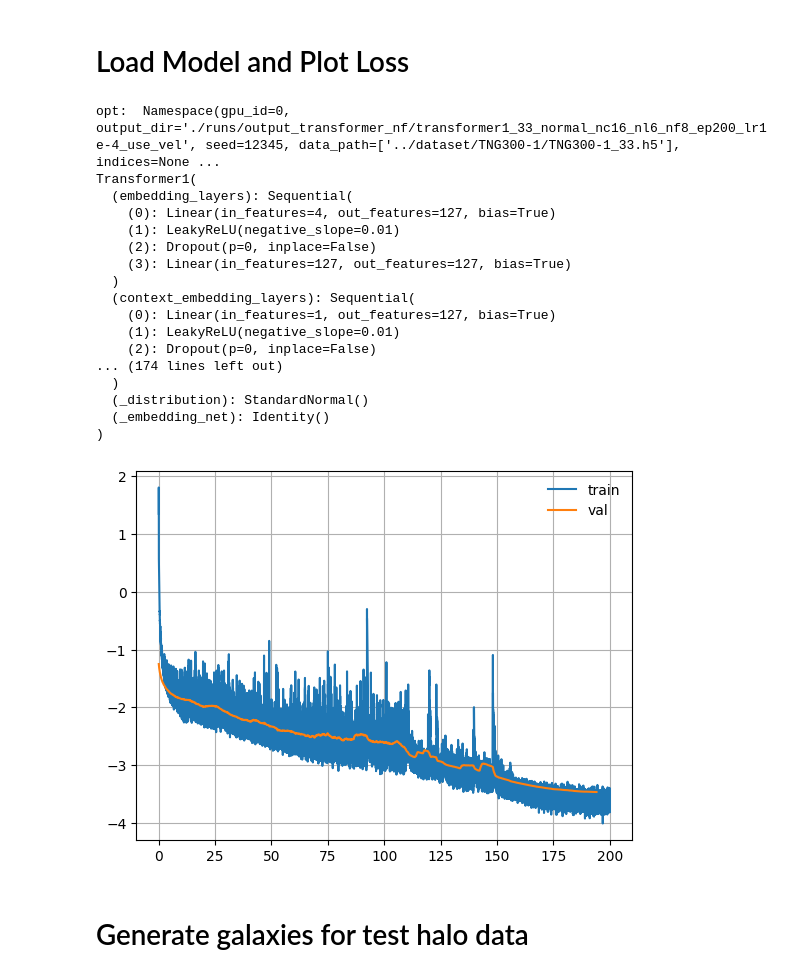
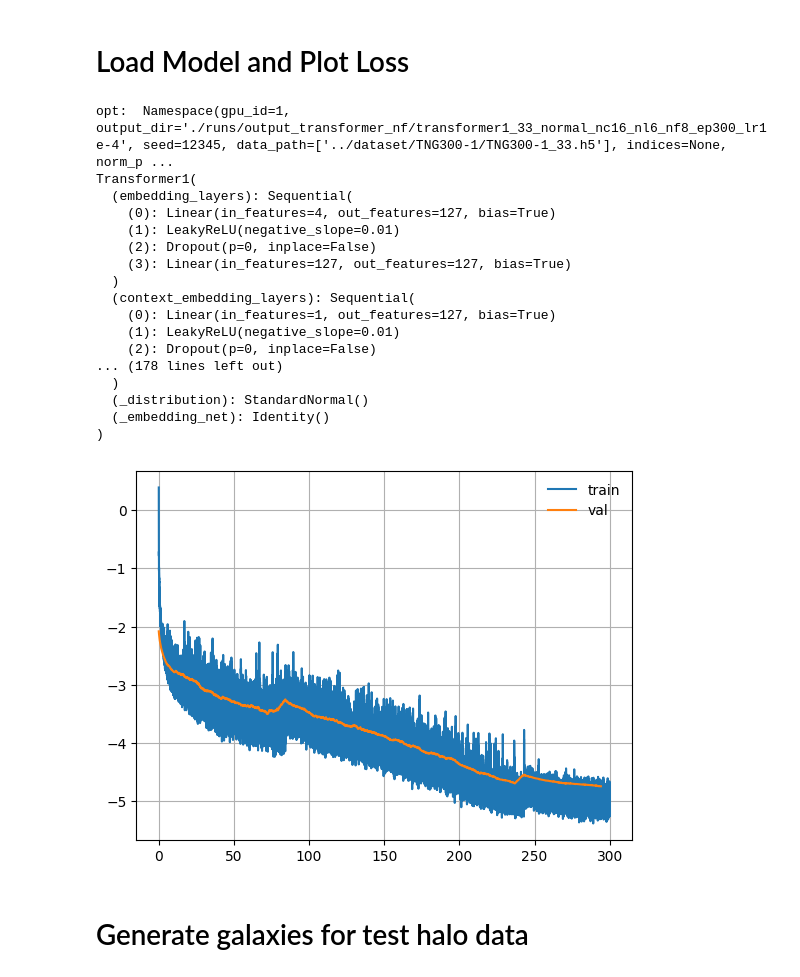
Before and after one commit to knmoriwaki/cosmoglint, a Jupyter notebook: notebooks/plot_transformer_nf.ipynb, the cells around one changed output. Cells and saved outputs as stored; diff of their text form; code cells hidden in the pictures.

```diff
--- a/notebooks/plot_transformer_nf.ipynb
+++ b/notebooks/plot_transformer_nf.ipynb
@@ -85,8 +85,7 @@ base_dir = "../scripts/runs/output_transformer_nf"
 # %% [markdown]
 # Load Model and Plot Loss
 # %%
-model_dir = "{}/transformer1_33_normal_nc16_nl6_nf8_ep200_lr1e-4_use_vel".format(base_dir)
-#model_dir = "{}/transformer1_33_normal_nc16_nl6_nf8_ep1000_lr1e-5_use_vel".format(base_dir)
+model_dir = "{}/transformer1_33_normal_nc16_nl6_nf8_ep300_lr1e-4".format(base_dir)
 
 output_dir = "{}/figures".format(model_dir)
 os.makedirs(output_dir, exist_ok=True)
@@ -111,36 +110,36 @@ print("opt: ", opt)
 ### load model
 load_file_option = ""
 
 model, flow = transformer_nf_model(opt)
 
 model.to(device)
 model.load_state_dict(torch.load("{}/model{}.pth".format(model_dir, load_file_option)))
 model.eval()
 print(model)
 
 flow.to(device)
 flow.load_state_dict(torch.load("{}/flow{}.pth".format(model_dir, load_file_option)))
 flow.eval()
 print(flow)
 # %% [output]
-opt:  Namespace(gpu_id=0, output_dir='./runs/output_transformer_nf/transformer1_33_normal_nc16_nl6_nf8_ep200_lr1e-4_use_vel', seed=12345, data_path=['../dataset/TNG300-1/TNG300-1_33.h5'], indices=None ...
+opt:  Namespace(gpu_id=1, output_dir='./runs/output_transformer_nf/transformer1_33_normal_nc16_nl6_nf8_ep300_lr1e-4', seed=12345, data_path=['../dataset/TNG300-1/TNG300-1_33.h5'], indices=None, norm_p ...
 Transformer1(
   (embedding_layers): Sequential(
     (0): Linear(in_features=4, out_features=127, bias=True)
     (1): LeakyReLU(negative_slope=0.01)
     (2): Dropout(p=0, inplace=False)
     (3): Linear(in_features=127, out_features=127, bias=True)
   )
   (context_embedding_layers): Sequential(
     (0): Linear(in_features=1, out_features=127, bias=True)
     (1): LeakyReLU(negative_slope=0.01)
     (2): Dropout(p=0, inplace=False)
-... (174 lines left out)
+... (178 lines left out)
   )
   (_distribution): StandardNormal()
   (_embedding_net): Identity()
 )
-[figure, old version]
+[figure, new version]
 # %% [markdown]
 # Generate galaxies for test halo data
 # %%
```
Also changed, not shown: parts of 8 cells of this notebook, 1 other file.
